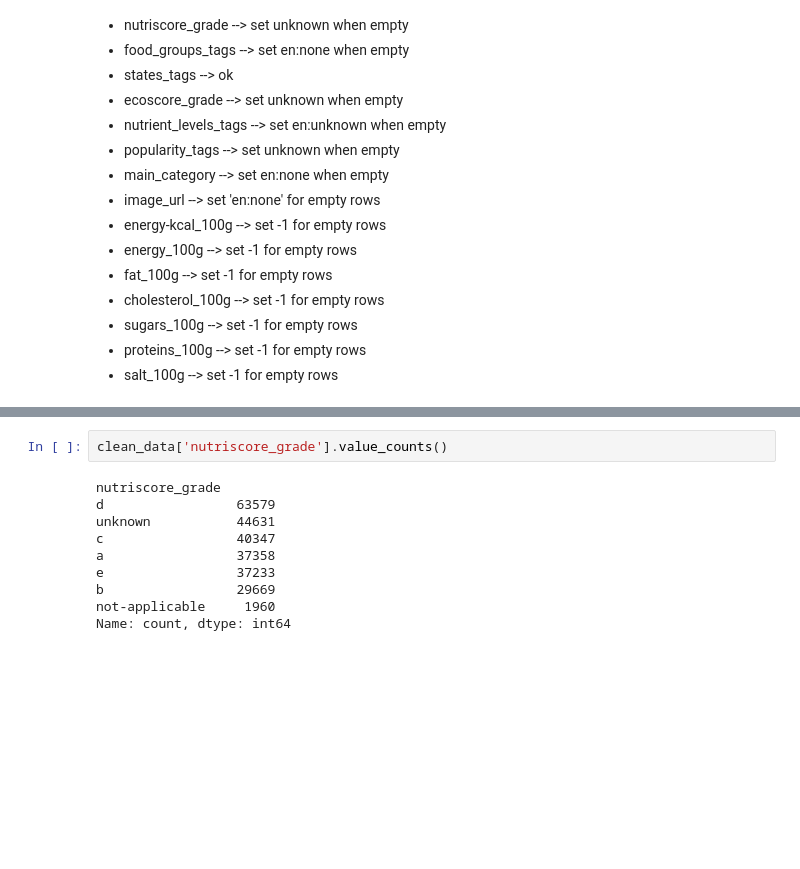
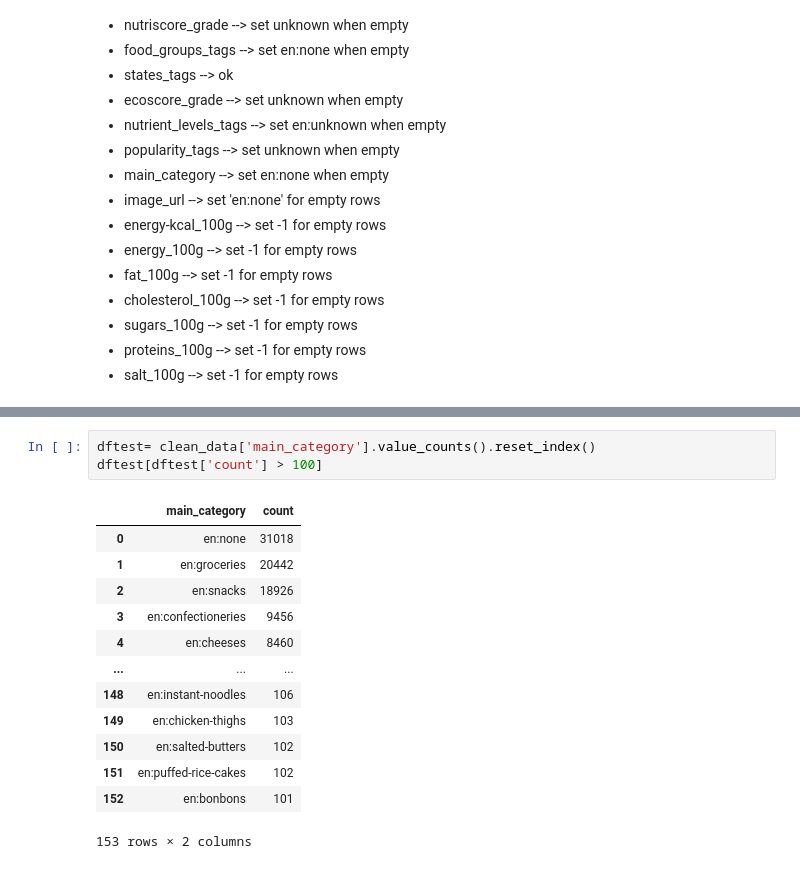
Before and after one commit to littlerobinson/foodstuffs_recommendation, a Jupyter notebook: notebooks/research_alex.ipynb, the cells around one changed output, grey strips where cells are left out. Drawn from its saved outputs; the diff is of its cells as text; blank space fills up the shorter version.

```diff
--- a/notebooks/research_alex.ipynb
+++ b/notebooks/research_alex.ipynb
@@ -606,15 +607,20 @@ See the caveats in the documentation: https://pandas.pydata.org/pandas-docs/stab
 | 3 | 4 | http://world-en.openfoodfacts.org... | Marinara | unknown | en:snacks,en:sweet-snacks,en:coco... | en:cocoa-paste,en:plant,en:cocoa,... | en:palm-oil-free,en:vegan,en:vege... | ... |
 | 4 | 5 | http://world-en.openfoodfacts.org... | Bio inulin | Glass | en:plant-based-foods-and-beverage... | en:apricot-juice-and-puree,en:fru... | en:palm-oil-free,en:vegan,en:vege... | ... |
 | 5 | 7 | http://world-en.openfoodfacts.org... | Banquet mega bowls | unknown | en:butfalo-mac-and-cheese | es:honig-stillende-frauen-nicht-g... | en:palm-oil-content-unknown,en:ve... | ... |
-# %%
-clean_data['nutriscore_grade'].value_counts()
-# %% [output]
-nutriscore_grade
-d                 63579
-unknown           44631
-c                 40347
-a                 37358
-e                 37233
-b                 29669
-not-applicable     1960
-Name: count, dtype: int64
+# %%
+dftest= clean_data['main_category'].value_counts().reset_index()
+dftest[dftest['count'] > 100]
+# %% [output]
+|  | main_category | count |
+| 0 | en:none | 31018 |
+| 1 | en:groceries | 20442 |
+| 2 | en:snacks | 18926 |
+| 3 | en:confectioneries | 9456 |
+| 4 | en:cheeses | 8460 |
+| ... | ... | ... |
+| 148 | en:instant-noodles | 106 |
+| 149 | en:chicken-thighs | 103 |
+| 150 | en:salted-butters | 102 |
+| 151 | en:puffed-rice-cakes | 102 |
+| 152 | en:bonbons | 101 |
+153 rows × 2 columns
```
Also changed, not shown: parts of 6 cells of this notebook.
